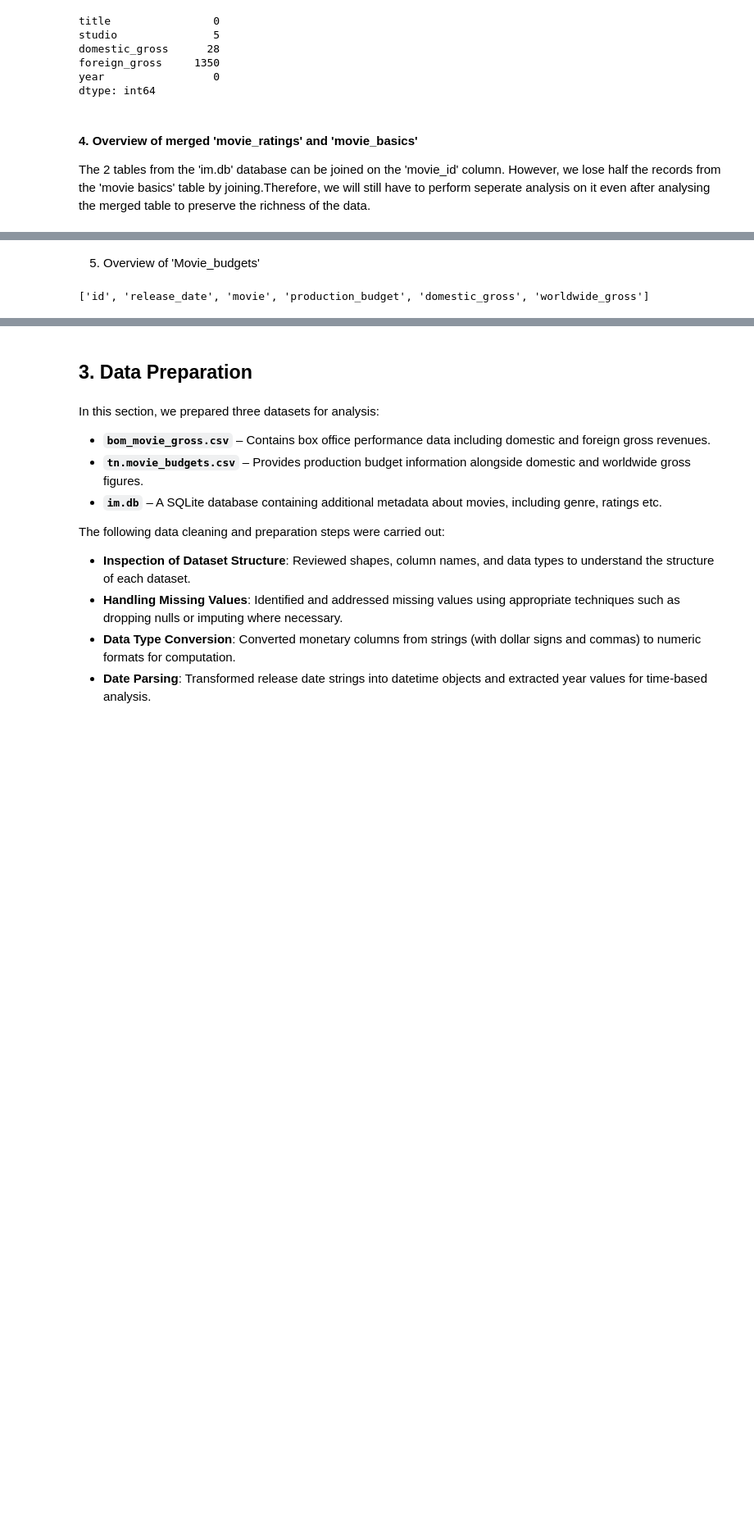
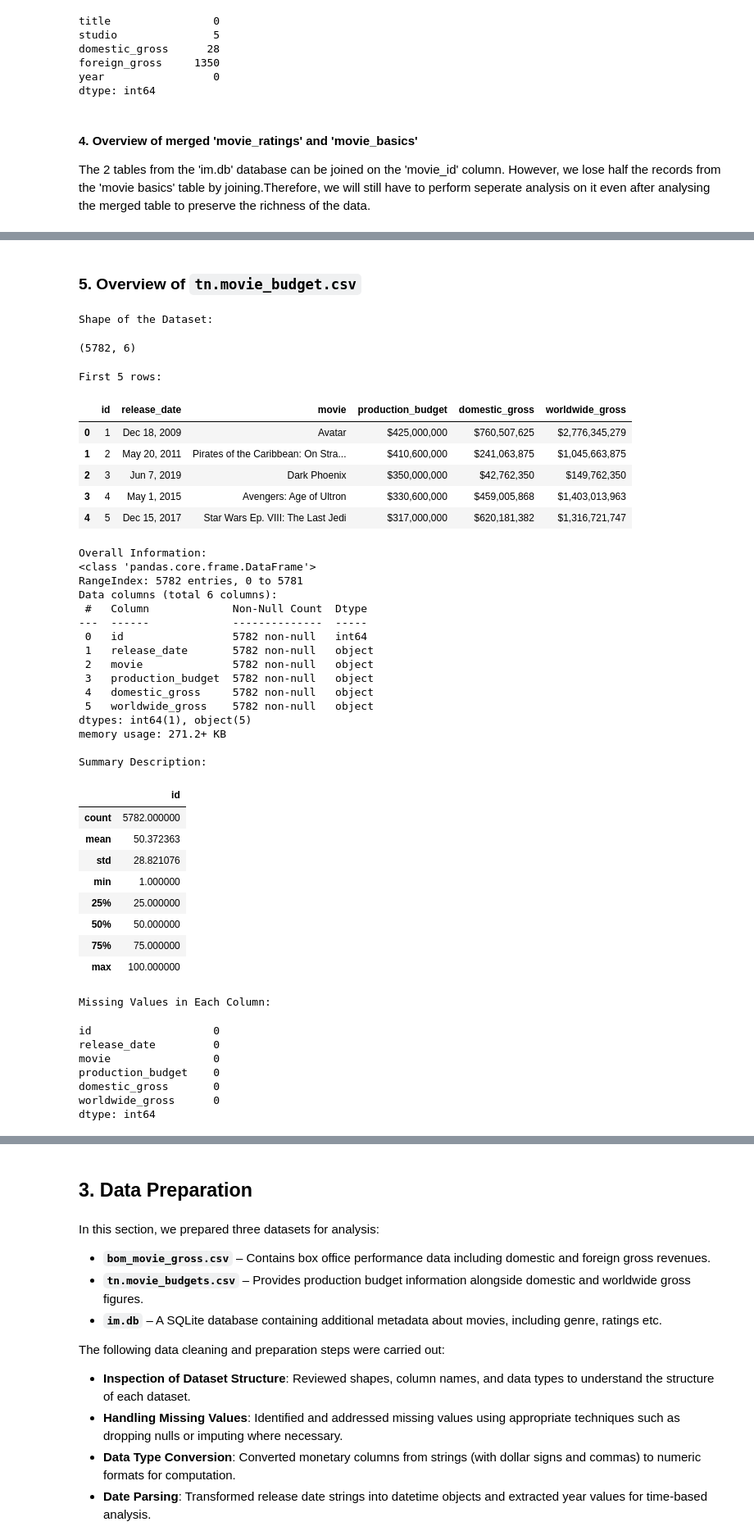
Before and after one commit to Dc-qwerty/Group-4-phase-2-project, a Jupyter notebook: newmoviestudio.ipynb, the cells around one changed output, grey strips where cells are left out. Shown at 82% size. Drawn from its saved outputs; the diff is of its cells as text; code cells hidden in the pictures; blank space fills up the shorter version.

```diff
--- a/newmoviestudio.ipynb
+++ b/newmoviestudio.ipynb
@@ -281,14 +290,68 @@ start_year            0
 runtime_minutes    7620
 genres              804
 dtype: int64
-# %% [markdown]
-5. Overview of 'Movie_budgets'
-# %%
-# Reload and check columns again
-df_4 = pd.read_csv('Data_Folder/tn.movie_budgets.csv')
-print(df_4.columns.tolist())
-# %% [output]
-['id', 'release_date', 'movie', 'production_budget', 'domestic_gross', 'worldwide_gross']
+# %% [markdown]
+### 5. Overview of `tn.movie_budget.csv`
+# %%
+# Reload and check columns again
+df_4 = pd.read_csv('Data_Folder/tn.movie_budgets.csv')
+
+# Let's see an overview of the table
+print('\nShape of the Dataset:')
+display(df_4.shape)
+print('\nFirst 5 rows:')
+display(df_4.head())
+print('\nOverall Information:')
+df_4.info()
+print('\nSummary Description:')
+display(df_4.describe())
+
+# Check for missing values
+print('\nMissing Values in Each Column:')
+df_4.isnull().sum()
+# %% [output]
+Shape of the Dataset:
+(5782, 6)
+First 5 rows:
+|  | id | release_date | movie | production_budget | domestic_gross | worldwide_gross |
+| 0 | 1 | Dec 18, 2009 | Avatar | $425,000,000 | $760,507,625 | $2,776,345,279 |
+| 1 | 2 | May 20, 2011 | Pirates of the Caribbean: On Stra... | $410,600,000 | $241,063,875 | $1,045,663,875 |
+| 2 | 3 | Jun 7, 2019 | Dark Phoenix | $350,000,000 | $42,762,350 | $149,762,350 |
+| 3 | 4 | May 1, 2015 | Avengers: Age of Ultron | $330,600,000 | $459,005,868 | $1,403,013,963 |
+| 4 | 5 | Dec 15, 2017 | Star Wars Ep. VIII: The Last Jedi | $317,000,000 | $620,181,382 | $1,316,721,747 |
+Overall Information:
+<class 'pandas.core.frame.DataFrame'>
+RangeIndex: 5782 entries, 0 to 5781
+Data columns (total 6 columns):
+ #   Column             Non-Null Count  Dtype
+---  ------             --------------  -----
+ 0   id                 5782 non-null   int64
+ 1   release_date       5782 non-null   object
+ 2   movie              5782 non-null   object
+ 3   production_budget  5782 non-null   object
+ 4   domestic_gross     5782 non-null   object
+ 5   worldwide_gross    5782 non-null   object
+dtypes: int64(1), object(5)
+memory usage: 271.2+ KB
+
+Summary Description:
+|  | id |
+| count | 5782.000000 |
+| mean | 50.372363 |
+| std | 28.821076 |
+| min | 1.000000 |
+| 25% | 25.000000 |
+| 50% | 50.000000 |
+| 75% | 75.000000 |
+| max | 100.000000 |
+Missing Values in Each Column:
+id                   0
+release_date         0
+movie                0
+production_budget    0
+domestic_gross       0
+worldwide_gross      0
+dtype: int64
 # %% [markdown]
 ### 2.3 Feature Understanding and Documentation
 To support the analysis of film performance and guide our studio’s content strategy, we use features from two datasets: `bom.movie_gross.csv.gz` (Box Office Mojo) and a merged table from `movie_basics` and `movie_ratings` in `im.db` (IMDb metadata and ratings). Below is a breakdown of the features in each dataset.
```
Also changed, not shown: parts of 23 cells of this notebook.
